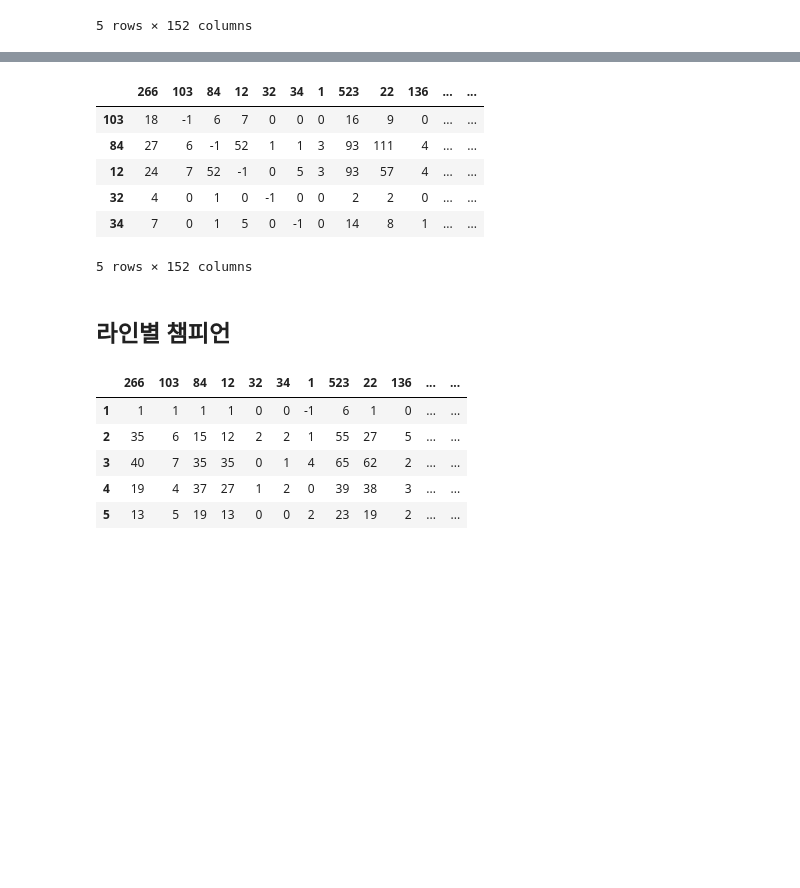
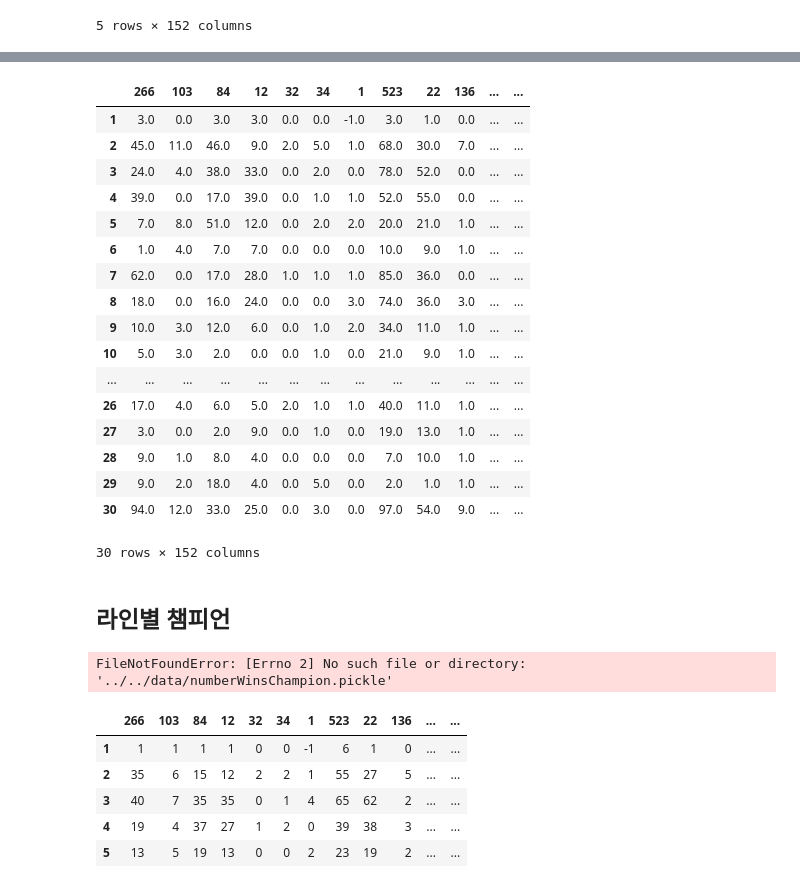
Before and after one commit to CSID-DGU/2020-2-OSSP-CP-DHL-3, a Jupyter notebook: src/ipynb/preprocess.ipynb, the cells around one changed output, grey strips where cells are left out. Cells and saved outputs as stored; diff of their text form; code cells hidden in the pictures; blank space fills up the shorter version.

```diff
--- a/src/ipynb/preprocess.ipynb
+++ b/src/ipynb/preprocess.ipynb
@@ -297,10 +297,10 @@ numberWinsChampion.head()
 | 34 | 3 | 5 | 4 | 2 | 0 | -1 | 0 | 7 | 5 | 0 | ... | ... |
 5 rows × 152 columns
 # %%
-with open('../data/numberWinsCombination.pickle', 'rb') as fr:
+with open('../../data/pickle/numberWinsCombination.pickle', 'rb') as fr:
     numberWinsCombination = pickle.load(fr)
 numberWinsCombination = pd.DataFrame(numberWinsCombination)
 numberWinsCombination.fillna(-1, inplace=True)
-numberWinsCombination.head()
+numberWinsCombination.head(30)
 # %% [output]
 |  | 266 | 103 | 84 | 12 | 32 | 34 | 1 | 523 | 22 | 136 | ... | ... |
@@ -313,17 +324,28 @@ numberWinsCombination.head()
 # %%
-with open('../data/numberLosesCombination.pickle', 'rb') as fr:
+with open('../../data/pickle/numberLosesCombination.pickle', 'rb') as fr:
     numberLosesCombination = pickle.load(fr)
 numberLosesCombination = pd.DataFrame(numberLosesCombination)
 numberLosesCombination.fillna(-1, inplace=True)
-numberLosesCombination.head()
+numberLosesCombination.head(30)
 # %% [output]
 |  | 266 | 103 | 84 | 12 | 32 | 34 | 1 | 523 | 22 | 136 | ... | ... |
-| 103 | 18 | -1 | 6 | 7 | 0 | 0 | 0 | 16 | 9 | 0 | ... | ... |
-| 84 | 27 | 6 | -1 | 52 | 1 | 1 | 3 | 93 | 111 | 4 | ... | ... |
-| 12 | 24 | 7 | 52 | -1 | 0 | 5 | 3 | 93 | 57 | 4 | ... | ... |
-| 32 | 4 | 0 | 1 | 0 | -1 | 0 | 0 | 2 | 2 | 0 | ... | ... |
-| 34 | 7 | 0 | 1 | 5 | 0 | -1 | 0 | 14 | 8 | 1 | ... | ... |
+| 1 | 3.0 | 0.0 | 3.0 | 3.0 | 0.0 | 0.0 | -1.0 | 3.0 | 1.0 | 0.0 | ... | ... |
+| 2 | 45.0 | 11.0 | 46.0 | 9.0 | 2.0 | 5.0 | 1.0 | 68.0 | 30.0 | 7.0 | ... | ... |
+| 3 | 24.0 | 4.0 | 38.0 | 33.0 | 0.0 | 2.0 | 0.0 | 78.0 | 52.0 | 0.0 | ... | ... |
+| 4 | 39.0 | 0.0 | 17.0 | 39.0 | 0.0 | 1.0 | 1.0 | 52.0 | 55.0 | 0.0 | ... | ... |
+| 5 | 7.0 | 8.0 | 51.0 | 12.0 | 0.0 | 2.0 | 2.0 | 20.0 | 21.0 | 1.0 | ... | ... |
+| 6 | 1.0 | 4.0 | 7.0 | 7.0 | 0.0 | 0.0 | 0.0 | 10.0 | 9.0 | 1.0 | ... | ... |
+| 7 | 62.0 | 0.0 | 17.0 | 28.0 | 1.0 | 1.0 | 1.0 | 85.0 | 36.0 | 0.0 | ... | ... |
+| 8 | 18.0 | 0.0 | 16.0 | 24.0 | 0.0 | 0.0 | 3.0 | 74.0 | 36.0 | 3.0 | ... | ... |
+| 9 | 10.0 | 3.0 | 12.0 | 6.0 | 0.0 | 1.0 | 2.0 | 34.0 | 11.0 | 1.0 | ... | ... |
+| 10 | 5.0 | 3.0 | 2.0 | 0.0 | 0.0 | 1.0 | 0.0 | 21.0 | 9.0 | 1.0 | ... | ... |
+| ... | ... | ... | ... | ... | ... | ... | ... | ... | ... | ... | ... | ... |
+| 26 | 17.0 | 4.0 | 6.0 | 5.0 | 2.0 | 1.0 | 1.0 | 40.0 | 11.0 | 1.0 | ... | ... |
+| 27 | 3.0 | 0.0 | 2.0 | 9.0 | 0.0 | 1.0 | 0.0 | 19.0 | 13.0 | 1.0 | ... | ... |
+| 28 | 9.0 | 1.0 | 8.0 | 4.0 | 0.0 | 0.0 | 0.0 | 7.0 | 10.0 | 1.0 | ... | ... |
+| 29 | 9.0 | 2.0 | 18.0 | 4.0 | 0.0 | 5.0 | 0.0 | 2.0 | 1.0 | 1.0 | ... | ... |
+| 30 | 94.0 | 12.0 | 33.0 | 25.0 | 0.0 | 3.0 | 0.0 | 97.0 | 54.0 | 9.0 | ... | ... |
-5 rows × 152 columns
+30 rows × 152 columns
 # %% [markdown]
 ## 라인별 챔피언
 # %%
@@ -342,7 +364,7 @@ mid_list = select_line(2)
 ad_list = select_line(3)
 sup_list = select_line(4)
 # %%
-with open('../data/numberWinsChampion.pickle', 'rb') as fr:
+with open('../../data/numberWinsChampion.pickle', 'rb') as fr:
     numberWinsChampion = pickle.load(fr)
 
 top_df = pd.DataFrame({k :v for k, v in numberWinsChampion.items() if k in top_list})
@@ -350,6 +372,8 @@ jungle_df = pd.DataFrame({k :v for k, v in numberWinsChampion.items() if k in ju
 mid_df = pd.DataFrame({k :v for k, v in numberWinsChampion.items() if k in mid_list})
 ad_df = pd.DataFrame({k :v for k, v in numberWinsChampion.items() if k in ad_list})
 sup_df = pd.DataFrame({k :v for k, v in numberWinsChampion.items() if k in sup_list})
+# %% [output]
+FileNotFoundError: [Errno 2] No such file or directory: '../../data/numberWinsChampion.pickle'
 # %%
 with open('../data/numberWinsChampion.pickle', 'rb') as fr:
     numberWinsChampion = pickle.load(fr)
```
Also changed, not shown: parts of 3 cells of this notebook, 3 other files.
